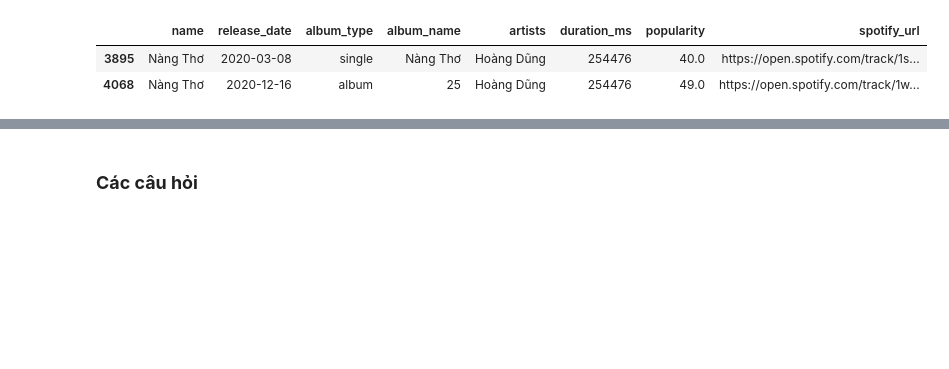
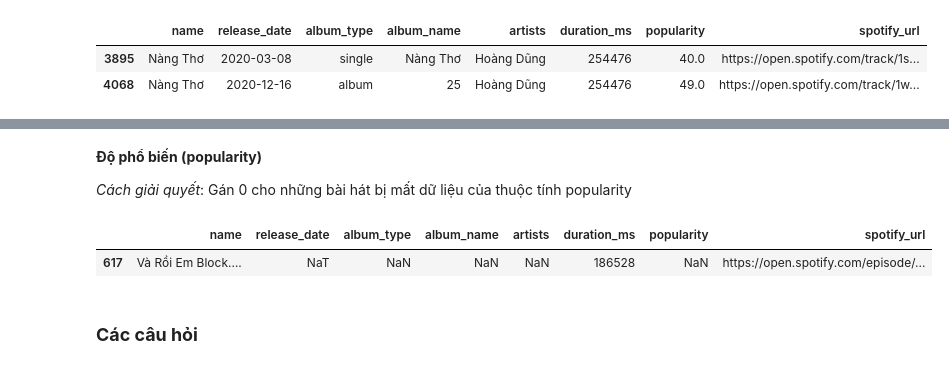
Before and after one commit to 0Nguyen0Cong0Tuan0/Data-Visualization, a Jupyter notebook: Lab1/main.ipynb, the cells around one changed output, grey strips where cells are left out. Cells and saved outputs as stored; diff of their text form; code cells hidden in the pictures; blank space fills up the shorter version.

```diff
--- a/Lab1/main.ipynb
+++ b/Lab1/main.ipynb
@@ -281,0 +318,13 @@ tracks[tracks['name'] == "Nàng Thơ"]
+# %%
+tracks = tracks.dropna(subset=['name'])
+# %% [markdown]
+**Độ phổ biến (popularity)**
+
+*Cách giải quyết*: Gán 0 cho những bài hát bị mất dữ liệu của thuộc tính popularity
+# %%
+missing_popularity = tracks[tracks[['popularity']].isnull().any(axis=1)]
+
+missing_popularity
+# %% [output]
+|  | name | release_date | album_type | album_name | artists | duration_ms | popularity | spotify_url |
+| 617 | Và Rồi Em Block…. | NaT | NaN | NaN | NaN | 186528 | NaN | https://open.spotify.com/episode/... |
```
Also changed, not shown: parts of 14 cells of this notebook.
